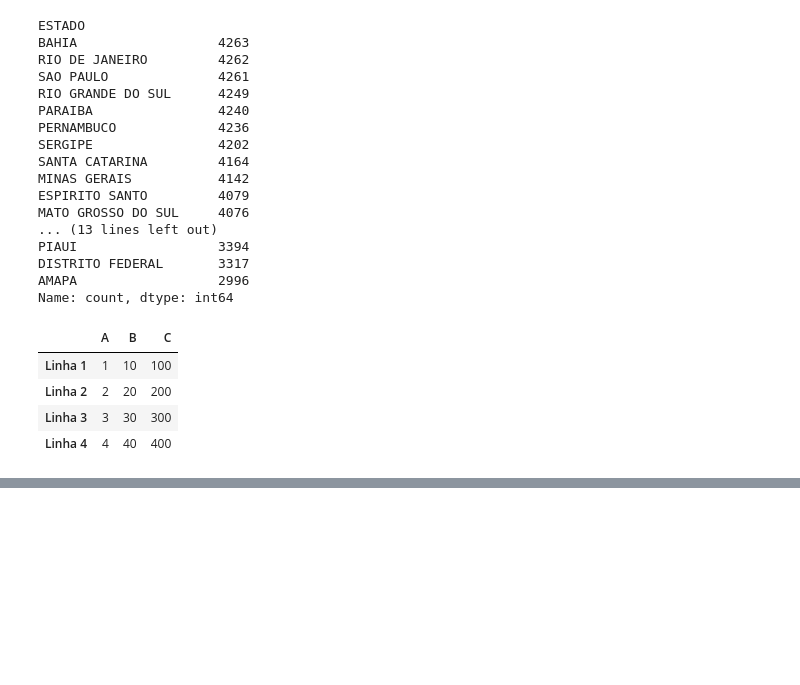
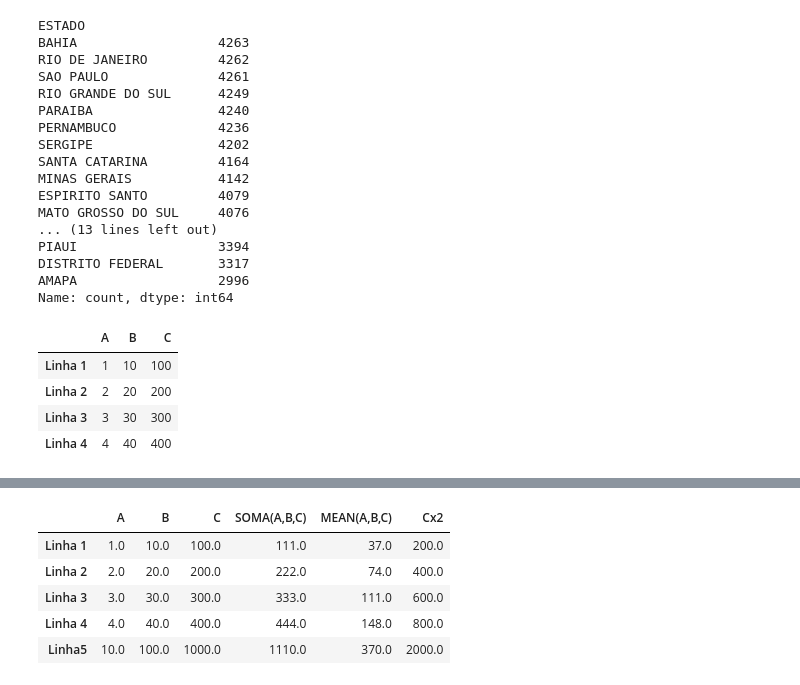
Before and after one commit to LaersonJunior/estudopandas, a Jupyter notebook: Estudo.ipynb, the cells around one changed output, grey strips where cells are left out. Drawn from its saved outputs; the diff is of its cells as text; code cells hidden in the pictures; blank space fills up the shorter version.

```diff
--- a/Estudo.ipynb
+++ b/Estudo.ipynb
@@ -1423,0 +1435,2 @@ df_a
+# %%
+df_a['SOMA(A,B,C)'] = df_a.apply(nossa_soma,axis=1)
@@ -1423,0 +1445,2 @@ df_a
+# %%
+df_a.loc['Linha5']= df_a.apply(nossa_soma,axis=0)
@@ -1423,0 +1456,2 @@ df_a
+# %%
+df_a['MEAN(A,B,C)'] = df_a[['A','B','C']].apply(lambda series: series.mean(), axis=1)
@@ -1423,0 +1467,11 @@ df_a
+# %%
+df_a['Cx2']=df_a['C'].apply(lambda x: x*2)
+# %%
+df_a
+# %% [output]
+|  | A | B | C | SOMA(A,B,C) | MEAN(A,B,C) | Cx2 |
+| Linha 1 | 1.0 | 10.0 | 100.0 | 111.0 | 37.0 | 200.0 |
+| Linha 2 | 2.0 | 20.0 | 200.0 | 222.0 | 74.0 | 400.0 |
+| Linha 3 | 3.0 | 30.0 | 300.0 | 333.0 | 111.0 | 600.0 |
+| Linha 4 | 4.0 | 40.0 | 400.0 | 444.0 | 148.0 | 800.0 |
+| Linha5 | 10.0 | 100.0 | 1000.0 | 1110.0 | 370.0 | 2000.0 |
```
Also changed, not shown: parts of 5 cells of this notebook.
